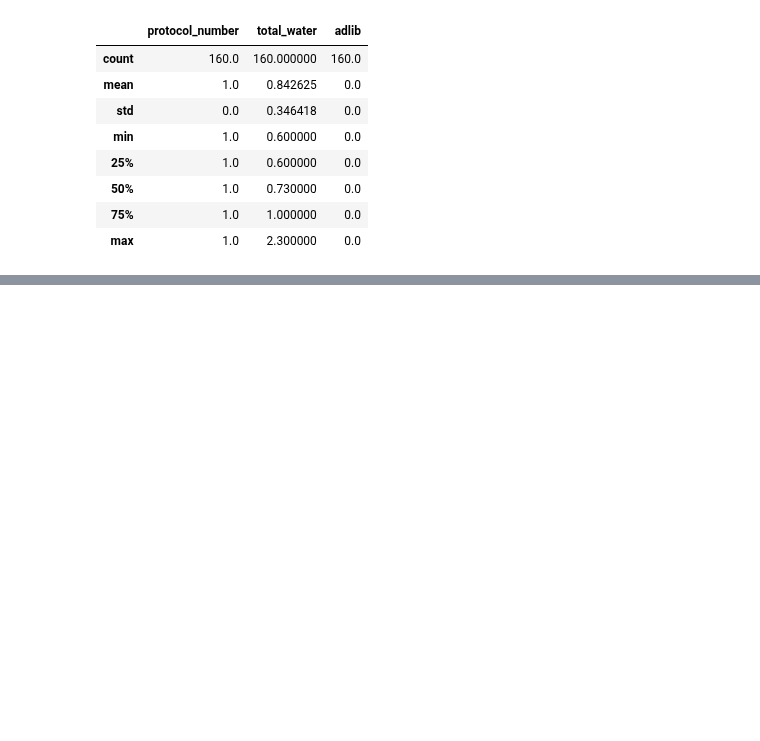
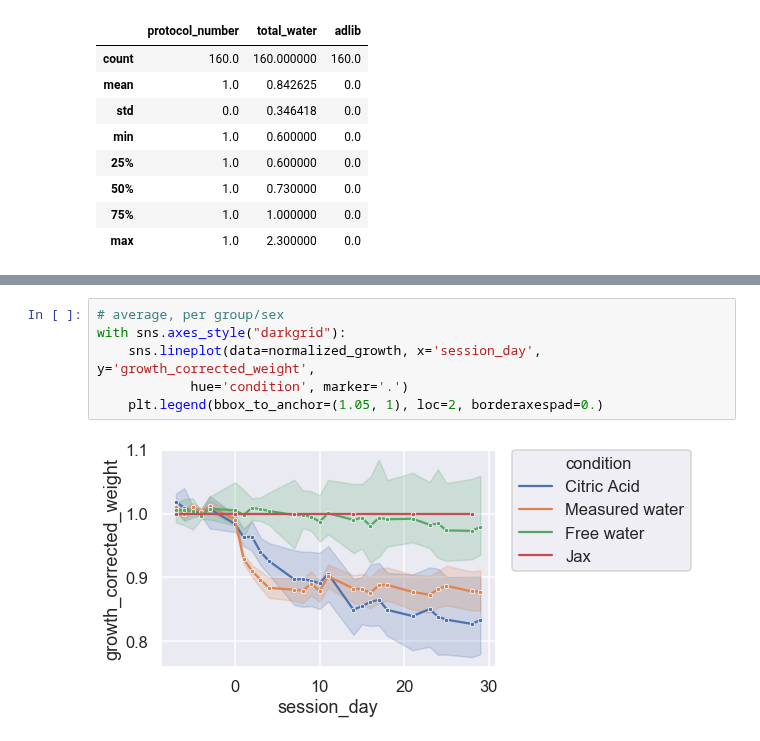
Before and after one commit to int-brain-lab/citricAcid, a Jupyter notebook: thirst_ccu.ipynb, the cells around one changed output, grey strips where cells are left out. Cells and saved outputs as stored; diff of their text form; blank space fills up the shorter version.

```diff
--- a/thirst_ccu.ipynb
+++ b/thirst_ccu.ipynb
@@ -334,0 +393,8 @@ water_measured.describe()
+# %%
+# average, per group/sex
+with sns.axes_style("darkgrid"):
+    sns.lineplot(data=normalized_growth, x='session_day', y='growth_corrected_weight',
+            hue='condition', marker='.')
+    plt.legend(bbox_to_anchor=(1.05, 1), loc=2, borderaxespad=0.)
+# %% [output]
+[figure, added]
```
Also changed, not shown: parts of 9 cells of this notebook, 11 other files.
